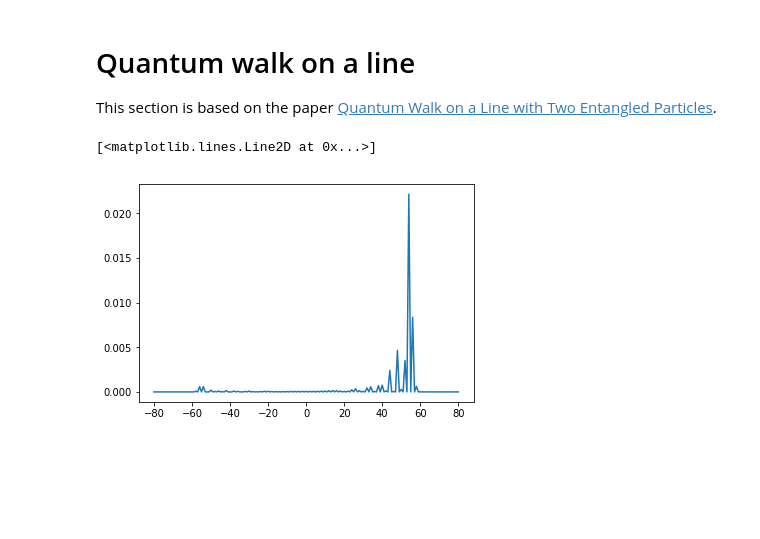
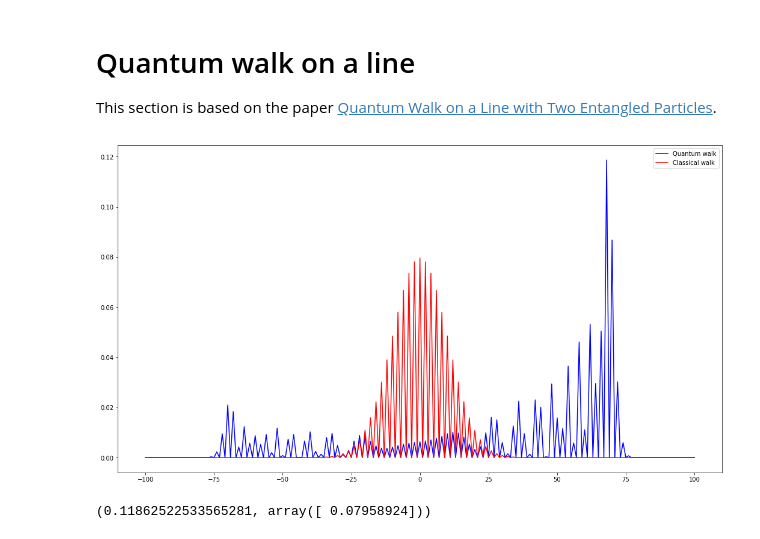
Before and after one commit to greglan/python, a Jupyter notebook: physics/quantum-walk.ipynb, the cells around one changed output. Cells and saved outputs as stored; diff of their text form; code cells hidden in the pictures; blank space fills up the shorter version.

```diff
--- a/physics/quantum-walk.ipynb
+++ b/physics/quantum-walk.ipynb
@@ -31,26 +50,34 @@ def hadamard_coin_qw(particle):
 # %%
 # Initial conditions
 
-N = 80  # Number of steps
-
-C = H  # Coin operator
-
-particle = np.zeros((2*N+1, 2))
-particle[0] = SPIN_UP
+N = 100  # Number of steps
+quantum_system, classical_system = np.zeros((2*N+1, 2)), np.zeros((2*N+1, 1))
+quantum_system[0], classical_system[0] = SPIN_UP, 1
-# %%
-for t in range(N):
-    particle = hadamard_coin_qw(particle)
-
-prob_amplitudes = np.zeros(2*N+1)
-
-for position in range(-N, N+1):
-    c = particle[position]
-    prob_amplitudes[position] = abs(c.conj().dot(c))**2
-
-# Reorder the data
-prob_amplitudes = np.concatenate([prob_amplitudes[-N:], prob_amplitudes[0:N+1]])
-# %%
-plt.plot(range(-N, N+1), prob_amplitudes)
-# %% [output]
-[<matplotlib.lines.Line2D at 0x...>]
-[figure, removed]
+# %%
+for t in range(N-1):
+    quantum_system = hadamard_coin_qw(quantum_system)
+    classical_system = balanced_coin_cw(classical_system)
+
+quantum_probabilities = np.zeros(2*N+1)
+classical_probabilities = balanced_coin_cw(classical_system)  # One more step to do N steps
+
+for position in range(-N+1, N):
+    quantum_probabilities[position] = abs(quantum_system[position-1][0])**2 + abs(quantum_system[position+1][1])**2
+
+quantum_probabilities[-N] = abs(quantum_system[-N+1][1])**2
+quantum_probabilities[N] = abs(quantum_system[N-1][0])**2
+
+# Reorder the data
+quantum_probabilities = np.concatenate([quantum_probabilities[-N:], quantum_probabilities[0:N+1]])
+classical_probabilities = np.concatenate([classical_probabilities[-N:], classical_probabilities[0:N+1]])
+# %%
+fig, ax = plt.subplots(figsize=(18, 10))
+ax.plot(range(-N, N+1), quantum_probabilities, '-b', label='Quantum walk')
+ax.plot(range(-N, N+1), classical_probabilities, '-r', label='Classical walk')
+leg = ax.legend();
+# %% [output]
+[figure, added]
+# %%
+max(quantum_probabilities), max(classical_probabilities)
+# %% [output]
+(0.11862522533565281, array([ 0.07958924]))
```
Also changed, not shown: parts of 1 cell of this notebook, 8 other files.
